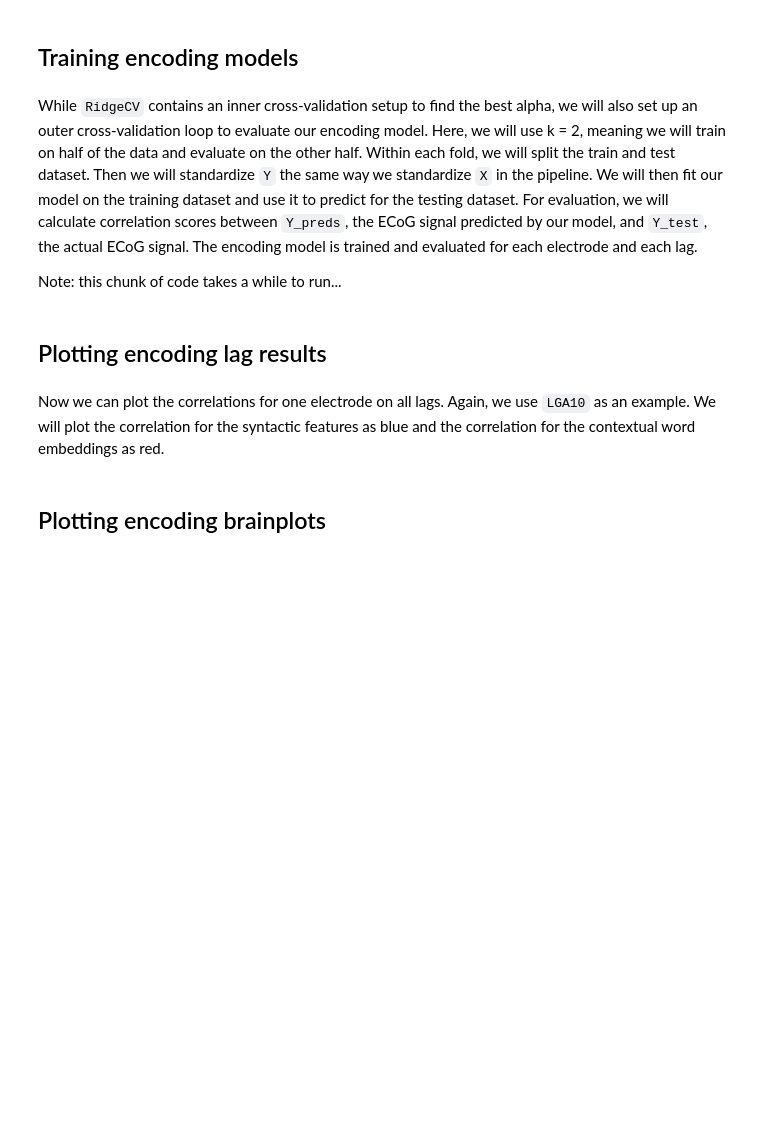
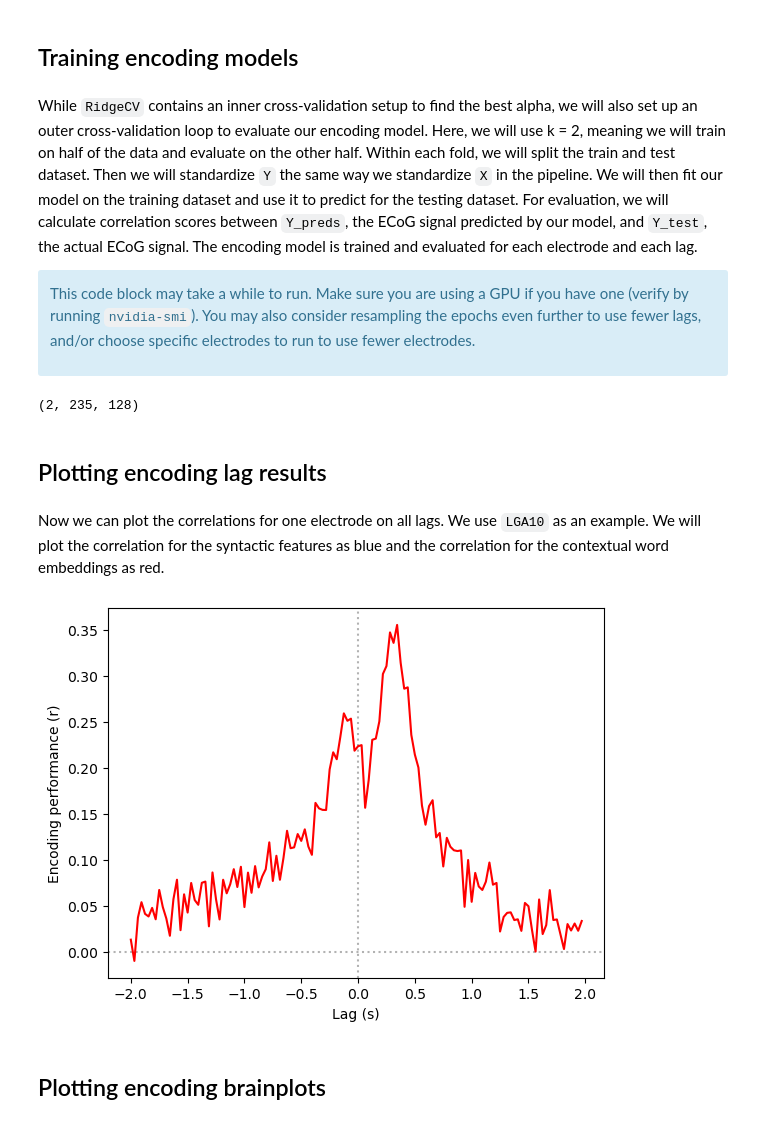
Before and after one commit to hassonlab/podcast-ecog-tutorials, a Jupyter notebook: notebooks/04-encoding.ipynb, the cells around one changed output. Saved outputs shown, nothing was run; the diff lists cells and outputs as text; code cells hidden in the pictures; blank space fills up the shorter version.

Commit message:
update and run encoding

```diff
--- a/notebooks/04-encoding.ipynb
+++ b/notebooks/04-encoding.ipynb
@@ -51,0 +47,7 @@ print(contextual_embeddings.shape)
+# %%
+# Contextual word embeddings
+modelname, layer = 'gpt2-xl', 24
+
+with h5py.File(embedding_path % modelname, "r") as f:
+    contextual_embeddings = f[f"layer-{layer}"][...]
+print(f"LLM embedding matrix has shape: {syntactic_features.shape}")
@@ -53,3 +57,9 @@ print(contextual_embeddings.shape)
 We will also load the stimuli transcripts associated with these features. Both transcripts should contain information about the word, token, start (onset), and end (offset). The contextual word embedding transcript should also include other prediction information extracted from GPT-2, like rank, probability, and entropy. For instance, we can calculate how accurate the model is in predicting the next token in the transcript based on the `rank` column, which are integers that represents the rank of the actual token in all the possible tokens of GPT-2.
 
 Note: Check that the transcript contains the same number of tokens as the features we loaded before.
+# %%
+transcript_path = "../../monkey/stimuli/%s/transcript.tsv"
+
+# Syntactic features transcript
+df_syntactic = pd.read_csv(transcript_path % "syntactic", sep='\t', index_col=0)
+df_syntactic.head()
@@ -100,8 +129,10 @@ Since we need word start information for encoding, we will filter out words wher
 # %%
-good_mask = df_word['start'].notna().to_numpy()
-print(sum(good_mask))
+# Since we need word start information for encoding, we will filter out words where the `start` timestamps are missing.
 
-aligned_syntactic = aligned_syntactic[good_mask]
-aligned_embeddings = aligned_embeddings[good_mask]
-print(aligned_syntactic.shape)
-print(aligned_embeddings.shape)
+# good_mask = df_word['start'].notna().to_numpy()
+# print(sum(good_mask))
+
+# aligned_syntactic = aligned_syntactic[good_mask]
+# aligned_embeddings = aligned_embeddings[good_mask]
+# print(aligned_syntactic.shape)
+# print(aligned_embeddings.shape)
@@ -112,6 +147,6 @@ Next, we will load the ECoG data using MNE. Here, we will demonstrate loading da
 # %%
 edf_path = BIDSPath(
-    root="/scratch/gpfs/zzada/ecog-narratives/monkey/derivatives/ecogprep",
+    root="../../monkey/derivatives/ecogprep",
     subject="03",
     datatype="ieeg",
     description="highgamma",
@@ -119,5 +154,5 @@ edf_path = BIDSPath(
 )
 edf_path = edf_path.match()[0]
 
-raw = mne.io.read_raw_fif(edf_path)
+raw = mne.io.read_raw_fif(edf_path, verbose=False)
 raw
@@ -200,7 +275,11 @@ model
 # %% [markdown]
 While `RidgeCV` contains an inner cross-validation setup to find the best alpha, we will also set up an outer cross-validation loop to evaluate our encoding model. Here, we will use k = 2, meaning we will train on half of the data and evaluate on the other half. Within each fold, we will split the train and test dataset. Then we will standardize `Y` the same way we standardize `X` in the pipeline. We will then fit our model on the training dataset and use it to predict for the testing dataset. For evaluation, we will calculate correlation scores between `Y_preds`, the ECoG signal predicted by our model, and `Y_test`, the actual ECoG signal. The encoding model is trained and evaluated for each electrode and each lag.
 
-Note: this chunk of code takes a while to run...
+<div class="alert alert-info">
+
+This code block may take a while to run. Make sure you are using a GPU if you have one (verify by running `nvidia-smi`). You may also consider resampling the epochs even further to use fewer lags, and/or choose specific electrodes to run to use fewer electrodes.
+
+</div>
 # %%
 epochs_shape = epochs._data.shape[1:] # number of electrodes * number of lags
 
@@ -234,21 +313,27 @@ corrs_syntactic = train_encoding(X1, Y)
 corrs_embedding = train_encoding(X2, Y)
+# %%
+corrs_embedding.shape
+# %% [output]
+(2, 235, 128)
 # %% [markdown]
 ## Plotting encoding lag results
 # %% [markdown]
-Now we can plot the correlations for one electrode on all lags. Again, we use `LGA10` as an example. We will plot the correlation for the syntactic features as blue and the correlation for the contextual word embeddings as red.
+Now we can plot the correlations for one electrode on all lags. We use `LGA10` as an example. We will plot the correlation for the syntactic features as blue and the correlation for the contextual word embeddings as red.
 # %%
 lags = np.arange(-2 * 512, 2 * 512, 16) / 512 # specify the lags
 
 electrode = "LGA10"
 electrode_id = raw.info["ch_names"].index(electrode) # get electrode index
 
 plt.axvline(0, c="k", alpha=0.3, ls=":")
 plt.axhline(0, c="k", alpha=0.3, ls=":")
-plt.plot(lags, corrs_syntactic.mean(0)[electrode_id], c="b") # blue line
+# plt.plot(lags, corrs_syntactic.mean(0)[electrode_id], c="b") # blue line
 plt.plot(lags, corrs_embedding.mean(0)[electrode_id], c="r") # red line
 plt.xlabel("Lag (s)")
 plt.ylabel("Encoding performance (r)")
 plt.show()
+# %% [output]
+[figure, added]
 # %% [markdown]
 ## Plotting encoding brainplots
 # %% [markdown]
```
Also changed, not shown: parts of 34 cells of this notebook.
